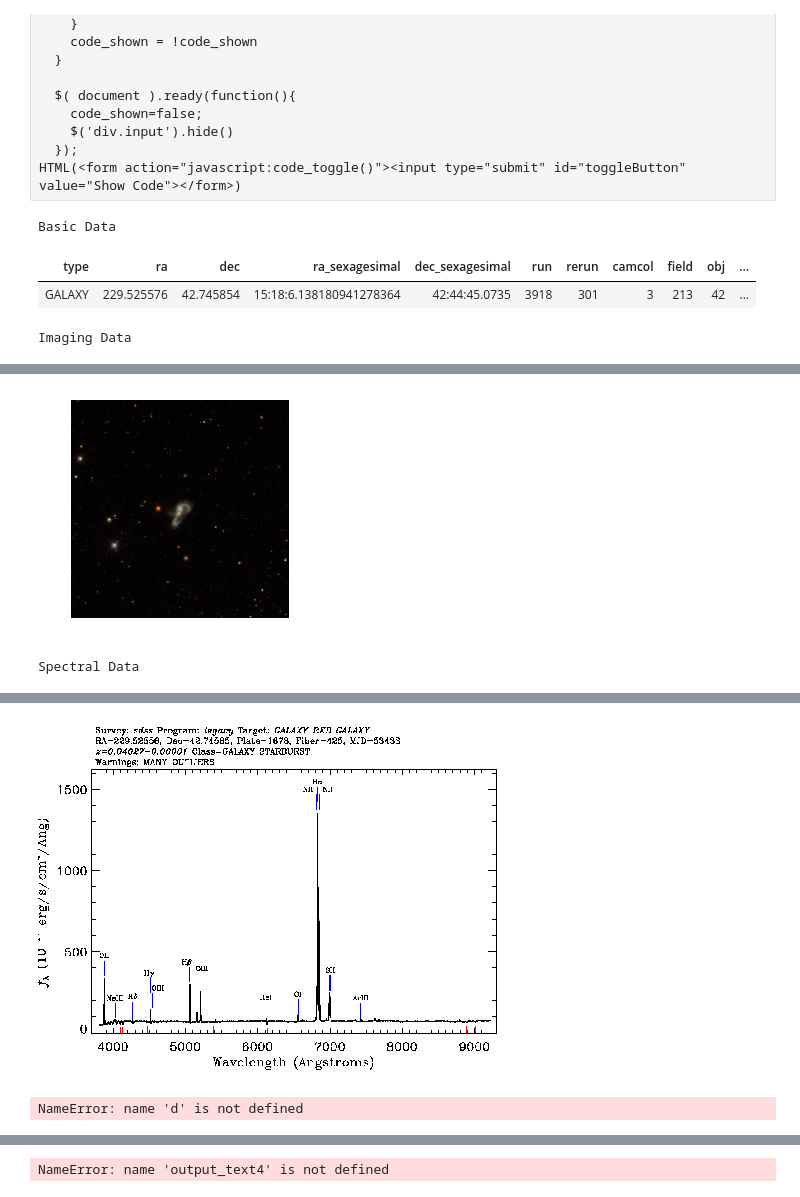
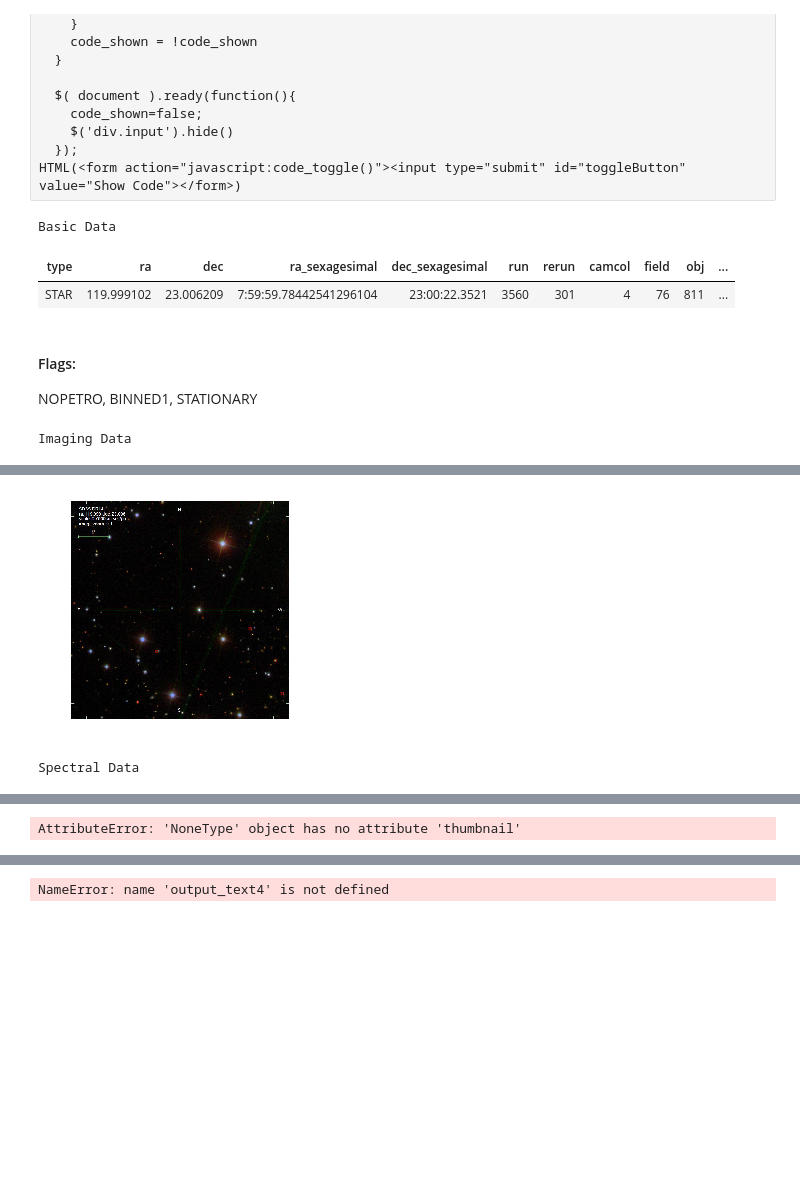
Before and after one commit to idies/explore-notebook, a Jupyter notebook: ExplorePython/Querying.ipynb, the cells around one changed output, grey strips where cells are left out. Saved outputs shown, nothing was run; the diff lists cells and outputs as text; code cells hidden in the pictures; blank space fills up the shorter version.

Commit message:
changed some error handling and styling

```diff
--- a/ExplorePython/Querying.ipynb
+++ b/ExplorePython/Querying.ipynb
@@ -37,11 +37,13 @@ import explore as ex
   });
 HTML(<form action="javascript:code_toggle()"><input type="submit" id="toggleButton" value="Show Code"></form>)
 # %%
-d = ex.Explore(objID = 1237662301903192106)
+d = ex.Explore(ra = 120, dec = 23)
 d
 # %% [output]
 Basic Data
 | type | ra | dec | ra_sexagesimal | dec_sexagesimal | run | rerun | camcol | field | obj | ... |
-| GALAXY | 229.525576 | 42.745854 | 15:18:6.138180941278364 | 42:44:45.0735 | 3918 | 301 | 3 | 213 | 42 | ... |
+| STAR | 119.999102 | 23.006209 | 7:59:59.78442541296104 | 23:00:22.3521 | 3560 | 301 | 4 | 76 | 811 | ... |
+Flags:
+NOPETRO, BINNED1, STATIONARY
 Imaging Data
 | u | g | r | i | z | err_u | err_g | err_r | err_i | err_z | ImageMJD | mode | ... |
@@ -49,3 +51,3 @@ Imaging Data
-[figure, old version]
+[figure, new version]
 Spectral Data
 | instrument | class | z | zErr | survey | programname | sourcetype | velDisp | velDispErr | plate | specMJD | ... |
@@ -53,6 +55,5 @@ Spectral Data
-[figure, removed]
 # %%
 d.getSpectrumImage().thumbnail((128, 128))
 # %% [output]
-NameError: name 'd' is not defined
+AttributeError: 'NoneType' object has no attribute 'thumbnail'
 # %%
```
Also changed, not shown: parts of 4 cells of this notebook, 1 other file.
